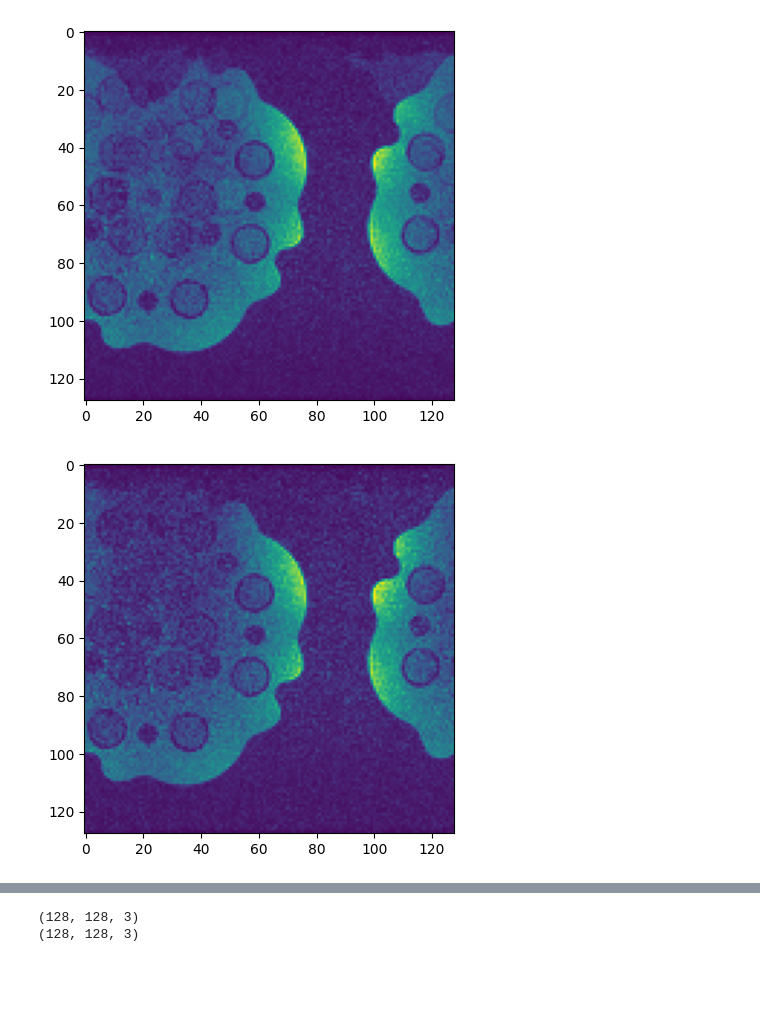
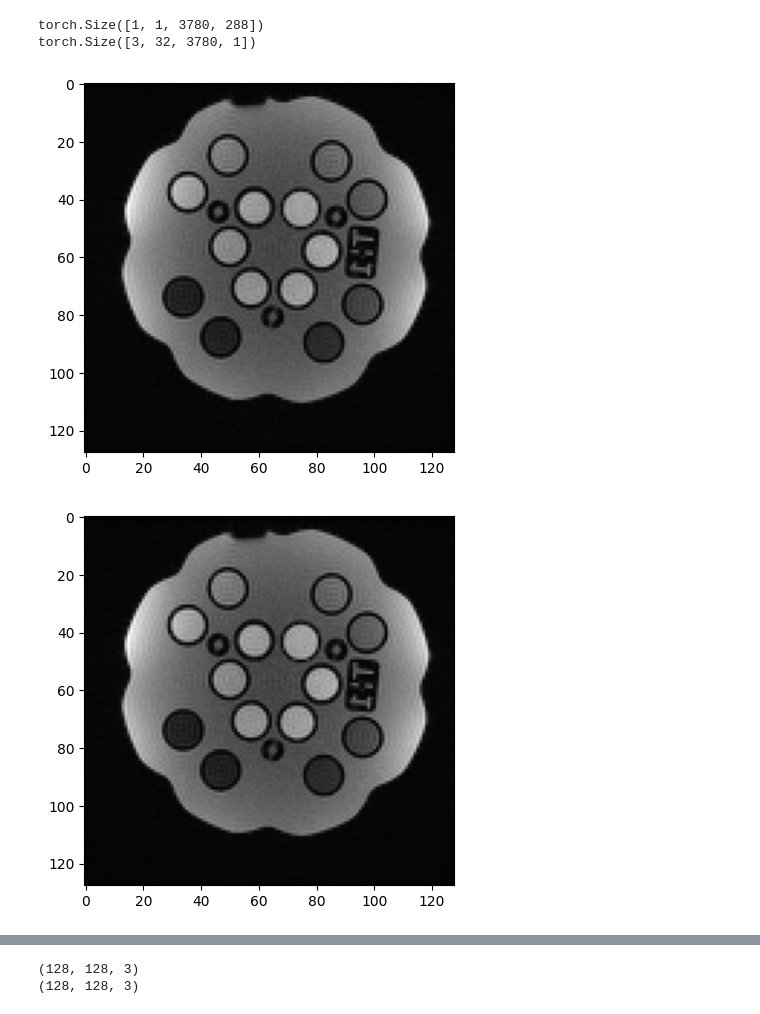
Before and after one commit to AdaptiveMRILab/MultibandMRI, a Jupyter notebook: dev_split_slice_grappa.ipynb, the cells around one changed output, grey strips where cells are left out. Saved outputs shown, nothing was run; the diff lists cells and outputs as text; code cells hidden in the pictures; blank space fills up the shorter version.

Commit message:
sense grappa bug fix 1

```diff
--- a/dev_split_slice_grappa.ipynb
+++ b/dev_split_slice_grappa.ipynb
@@ -63,9 +63,12 @@ target = torch.tensor(calib_data.transpose(3,2,0,1), dtype=torch.complex64, devi
 
 # calibrate the kernels
 sg1 = slice_grappa(target, accel=(1,1), kernel_size=(3,3), tik=0.0, final_matrix_size=(128,128))
-sg2 = slice_grappa(target, accel=(1,2), kernel_size=(5,4), tik=0.0, final_matrix_size=(128,128))
-spsg1 = split_slice_grappa(target, accel=(1,1), kernel_size=(3,3), tik=0.0, final_matrix_size=(128,128))
-spsg2 = split_slice_grappa(target, accel=(1,2), kernel_size=(5,4), tik=0.0, final_matrix_size=(128,128))
+# sg2 = slice_grappa(target, accel=(1,2), kernel_size=(5,4), tik=0.0, final_matrix_size=(128,128))
+# spsg1 = split_slice_grappa(target, accel=(1,1), kernel_size=(3,3), tik=0.0, final_matrix_size=(128,128))
+# spsg2 = split_slice_grappa(target, accel=(1,2), kernel_size=(5,4), tik=0.0, final_matrix_size=(128,128))
+# %% [output]
+torch.Size([1, 1, 3780, 288])
+torch.Size([3, 32, 3780, 1])
 # %%
 aliased_source = torch.tensor(aliased_ksp.transpose(2,0,1)[None,...], dtype=torch.complex64, device=device)
 recon_R1 = sg1.apply(aliased_source).cpu().numpy().transpose(2,3,0,1)
@@ -86,22 +89,30 @@ recon_sp_R2 = spsg2.apply(aliased_source).cpu().numpy().transpose(2,3,0,1)
 recon_sp_R2 = ifft2d(recon_sp_R2, dims=(0,1))
 recon_sp_R2 = np.sqrt(np.sum(np.abs(recon_sp_R2 * recon_sp_R2.conj()), axis=-1))
 # %%
-slc = 0
+slc = 1
 
 plt.figure()
-plt.imshow(recon_R1[:,:,slc])
+plt.imshow(recon_R1[:,:,slc], cmap='gray')
 plt.show()
 
 plt.figure()
-plt.imshow(recon_sp_R1[:,:,slc])
+plt.imshow(recon_sp_R1[:,:,slc], cmap='gray')
+plt.show()
+
+plt.figure()
+plt.imshow(recon_R2[:,:,slc], cmap='gray')
+plt.show()
+
+plt.figure()
+plt.imshow(recon_sp_R2[:,:,slc], cmap='gray')
 plt.show()
 
 # plt.figure()
 # plt.imshow(recon_R2[:,:,slc])
 # plt.show()
 
 print(recon_R1.shape)
 print(recon_R2.shape)
 # %% [output]
-[figure, old version]
+[figure, new version]
-[figure, old version]
+[figure, new version]
```
Also changed, not shown: parts of 2 cells of this notebook, 3 other files.
